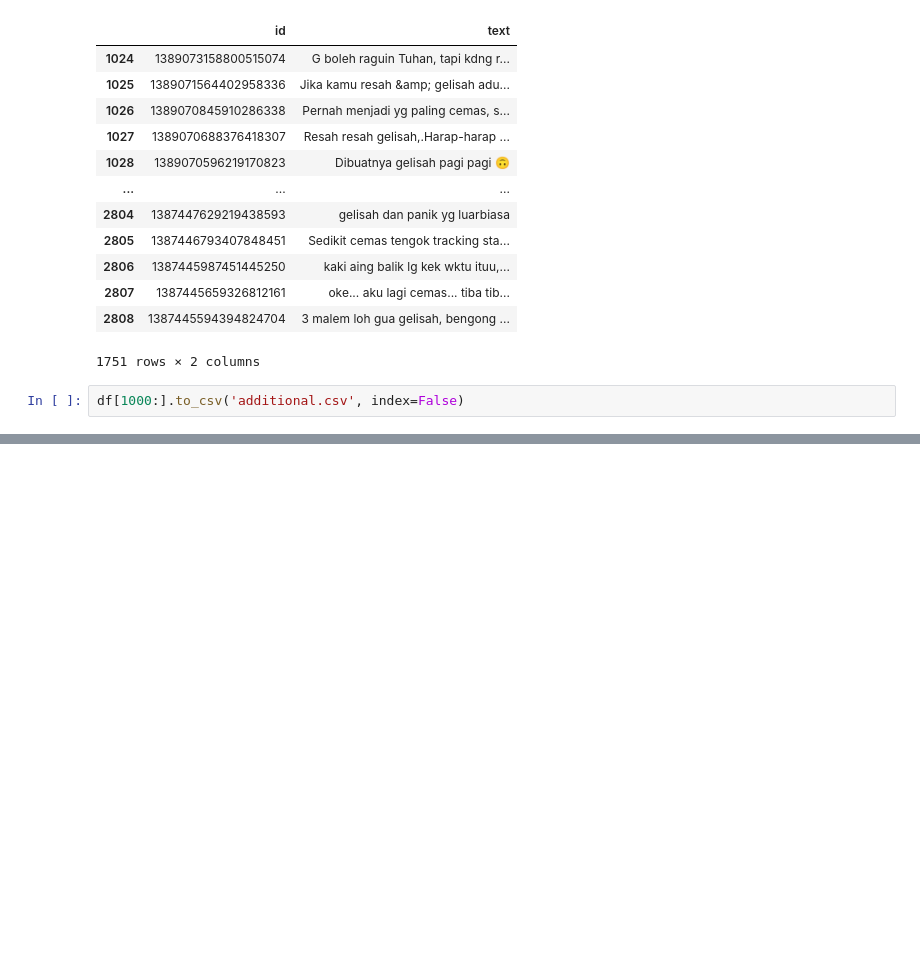
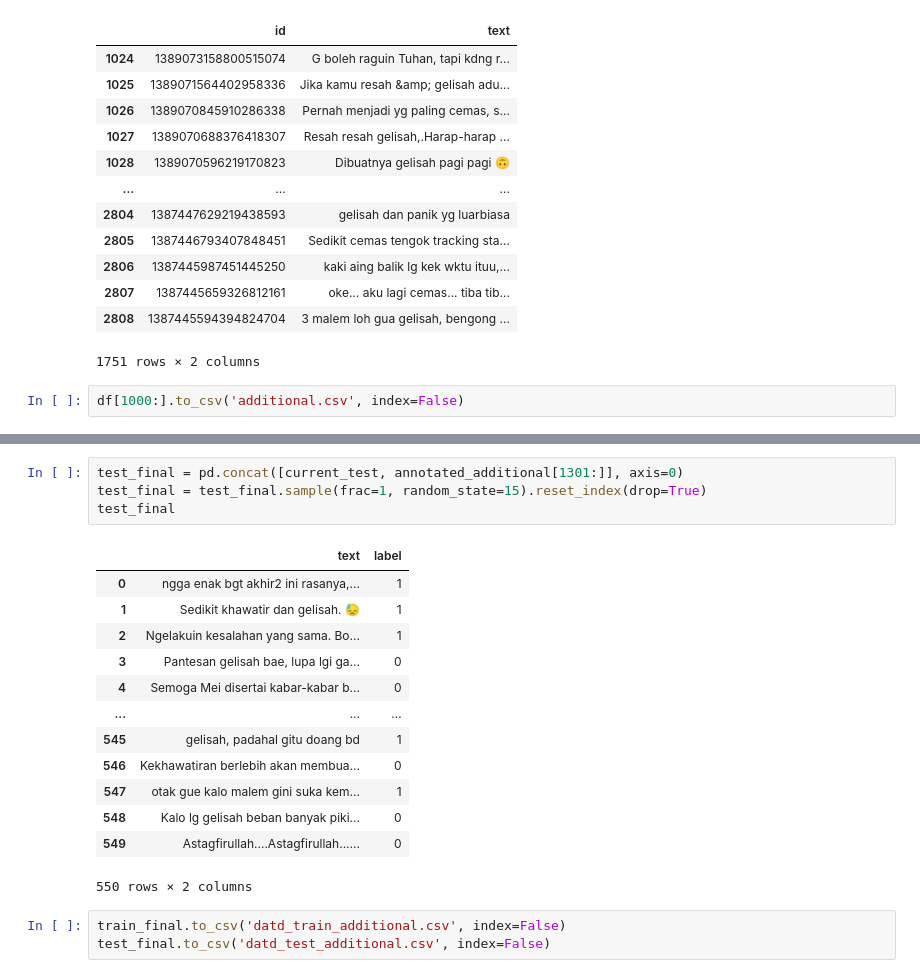
Before and after one commit to b21-cap0029/bangkit-capstone, a Jupyter notebook: ml/dataset/annotator/annotate_split.ipynb, the cells around one changed output, grey strips where cells are left out. Cells and saved outputs as stored; diff of their text form; blank space fills up the shorter version.

```diff
--- a/ml/dataset/annotator/annotate_split.ipynb
+++ b/ml/dataset/annotator/annotate_split.ipynb
@@ -289,0 +400,21 @@ df[1000:].to_csv('additional.csv', index=False)
+# %%
+test_final = pd.concat([current_test, annotated_additional[1301:]], axis=0)
+test_final = test_final.sample(frac=1, random_state=15).reset_index(drop=True)
+test_final
+# %% [output]
+|  | text | label |
+| 0 | ngga enak bgt akhir2 ini rasanya,... | 1 |
+| 1 | Sedikit khawatir dan gelisah. 😓 | 1 |
+| 2 | Ngelakuin kesalahan yang sama. Bo... | 1 |
+| 3 | Pantesan gelisah bae, lupa lgi ga... | 0 |
+| 4 | Semoga Mei disertai kabar-kabar b... | 0 |
+| ... | ... | ... |
+| 545 | gelisah, padahal gitu doang bd | 1 |
+| 546 | Kekhawatiran berlebih akan membua... | 0 |
+| 547 | otak gue kalo malem gini suka kem... | 1 |
+| 548 | Kalo lg gelisah beban banyak piki... | 0 |
+| 549 | Astagfirullah....Astagfirullah...... | 0 |
+550 rows × 2 columns
+# %%
+train_final.to_csv('datd_train_additional.csv', index=False)
+test_final.to_csv('datd_test_additional.csv', index=False)
```
Also changed, not shown: parts of 15 cells of this notebook, 6 other files.
